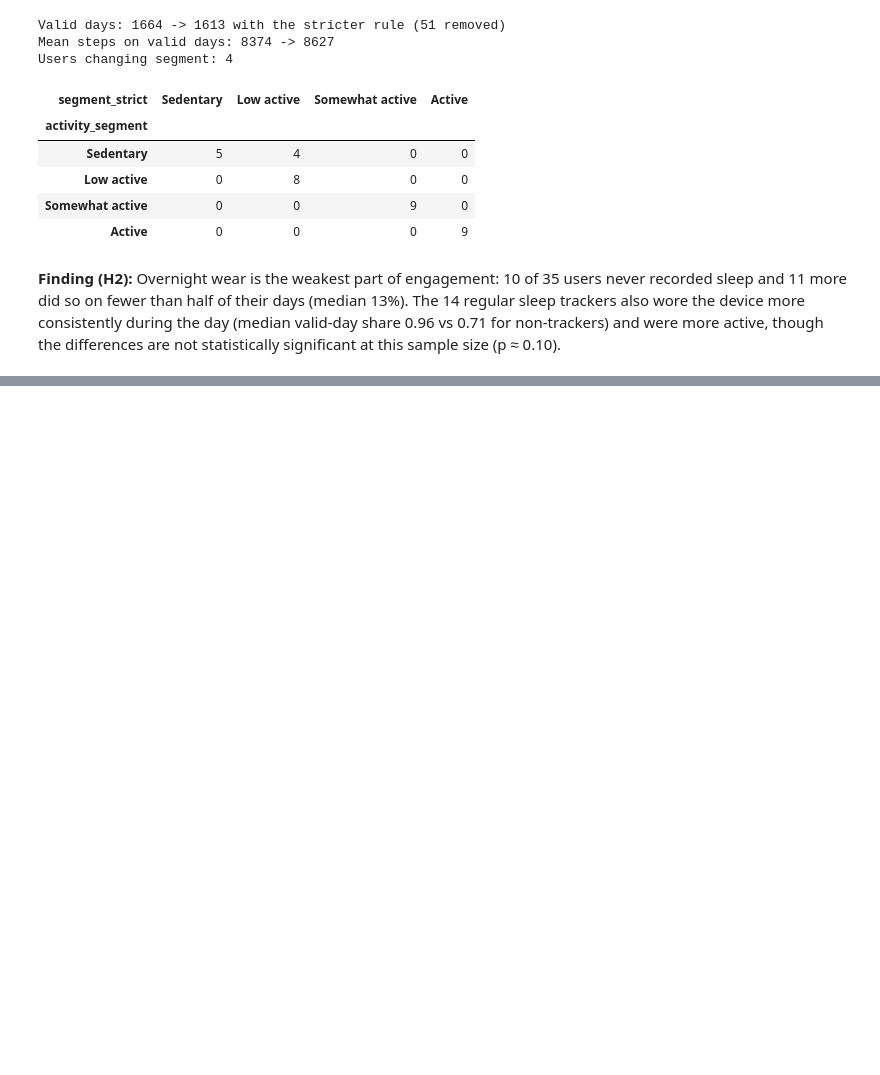
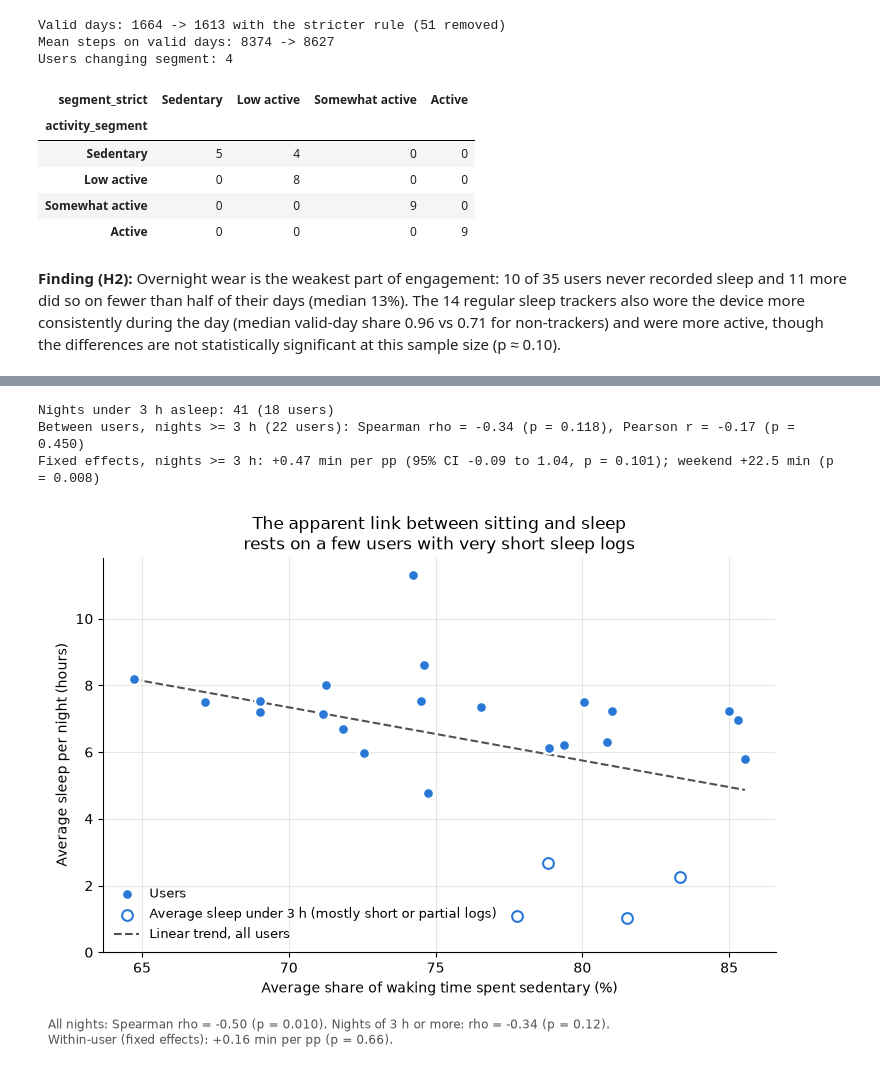
Before and after one commit to tymonbb/bellabeat_case_study, a Jupyter notebook: notebooks/analysis.ipynb, the cells around one changed output, grey strips where cells are left out. Cells and saved outputs as stored; diff of their text form; code cells hidden in the pictures; blank space fills up the shorter version.

Commit message:
Add H4 analysis: sedentary time and sleep, fixed effects and robustness check

```diff
--- a/notebooks/analysis.ipynb
+++ b/notebooks/analysis.ipynb
@@ -286,0 +446,8 @@ the differences are not statistically significant at this sample size (p ≈ 0.1
+# %%
+user_means = next_night.groupby("user_id")[["sedentary_share", "total_minutes_asleep"]].mean()
+
+r_between = stats.pearsonr(user_means["sedentary_share"], user_means["total_minutes_asleep"])
+rho_between = stats.spearmanr(user_means["sedentary_share"], user_means["total_minutes_asleep"])
+print(f"Between users ({len(user_means)}): Pearson r = {r_between.statistic:.2f} "
+      f"(p = {r_between.pvalue:.3f}), Spearman rho = {rho_between.statistic:.2f} "
+      f"(p = {rho_between.pvalue:.3f})")
@@ -286,0 +477,64 @@ the differences are not statistically significant at this sample size (p ≈ 0.1
+# %%
+short_nights = next_night["total_minutes_asleep"] < 180
+print(f"Nights under 3 h asleep: {short_nights.sum()} "
+      f"({next_night.loc[short_nights, 'user_id'].nunique()} users)")
+
+robust = next_night[~short_nights]
+robust_means = robust.groupby("user_id")[["sedentary_share", "total_minutes_asleep"]].mean()
+rho_robust = stats.spearmanr(robust_means["sedentary_share"], robust_means["total_minutes_asleep"])
+r_robust = stats.pearsonr(robust_means["sedentary_share"], robust_means["total_minutes_asleep"])
+print(f"Between users, nights >= 3 h ({len(robust_means)} users): "
+      f"Spearman rho = {rho_robust.statistic:.2f} (p = {rho_robust.pvalue:.3f}), "
+      f"Pearson r = {r_robust.statistic:.2f} (p = {r_robust.pvalue:.3f})")
+
+fe_robust = smf.ols(
+    "total_minutes_asleep ~ sedentary_share + is_weekend + C(user)", data=robust
+).fit(cov_type="cluster", cov_kwds={"groups": robust["user_id"]})
+ci = fe_robust.conf_int().loc["sedentary_share"]
+print(f"Fixed effects, nights >= 3 h: {fe_robust.params['sedentary_share']:+.2f} min per pp "
+      f"(95% CI {ci[0]:.2f} to {ci[1]:.2f}, p = {fe_robust.pvalues['sedentary_share']:.3f}); "
+      f"weekend {fe_robust.params['is_weekend[T.True]']:+.1f} min "
+      f"(p = {fe_robust.pvalues['is_weekend[T.True]']:.3f})")
+# %% [output]
+Nights under 3 h asleep: 41 (18 users)
+Between users, nights >= 3 h (22 users): Spearman rho = -0.34 (p = 0.118), Pearson r = -0.17 (p = 0.450)
+Fixed effects, nights >= 3 h: +0.47 min per pp (95% CI -0.09 to 1.04, p = 0.101); weekend +22.5 min (p = 0.008)
+# %%
+short_users = user_means["total_minutes_asleep"] < 180
+
+fig, ax = plt.subplots(figsize=(7.5, 5.5))
+ax.scatter(user_means.loc[~short_users, "sedentary_share"],
+           user_means.loc[~short_users, "total_minutes_asleep"] / 60,
+           s=60, color="#2A78D6", edgecolor="white", linewidth=1.5, zorder=3,
+           label="Users")
+ax.scatter(user_means.loc[short_users, "sedentary_share"],
+           user_means.loc[short_users, "total_minutes_asleep"] / 60,
+           s=60, facecolor="white", edgecolor="#2A78D6", linewidth=1.5, zorder=3,
+           label="Average sleep under 3 h (mostly short or partial logs)")
+
+slope, intercept = np.polyfit(user_means["sedentary_share"],
+                              user_means["total_minutes_asleep"] / 60, 1)
+x_line = np.linspace(user_means["sedentary_share"].min(), user_means["sedentary_share"].max(), 50)
+ax.plot(x_line, intercept + slope * x_line, color="#52514E", linewidth=1.5, linestyle="--",
+        label="Linear trend, all users")
+
+ax.set_ylim(0, None)
+ax.set_xlabel("Average share of waking time spent sedentary (%)")
+ax.set_ylabel("Average sleep per night (hours)")
+ax.set_title("The apparent link between sitting and sleep\n"
+             "rests on a few users with very short sleep logs")
+ax.grid(alpha=0.3)
+ax.spines[["top", "right"]].set_visible(False)
+ax.legend(frameon=False, loc="lower left", fontsize=9)
+fig.text(0.01, 0.01,
+         f"All nights: Spearman rho = {rho_between.statistic:.2f} (p = {rho_between.pvalue:.3f}). "
+         f"Nights of 3 h or more: rho = {rho_robust.statistic:.2f} (p = {rho_robust.pvalue:.2f}).\n"
+         f"Within-user (fixed effects): {fixed_effects.params['sedentary_share']:+.2f} min per pp "
+         f"(p = {fixed_effects.pvalues['sedentary_share']:.2f}).",
+         fontsize=8.5, color="#52514E")
+
+fig.tight_layout(rect=(0, 0.07, 1, 1))
+fig.savefig("../docs/figures/h4_sedentary_sleep.png", dpi=150)
+plt.show()
+# %% [output]
+[figure, added]
```
Also changed, not shown: parts of 13 cells of this notebook, 2 other files.
